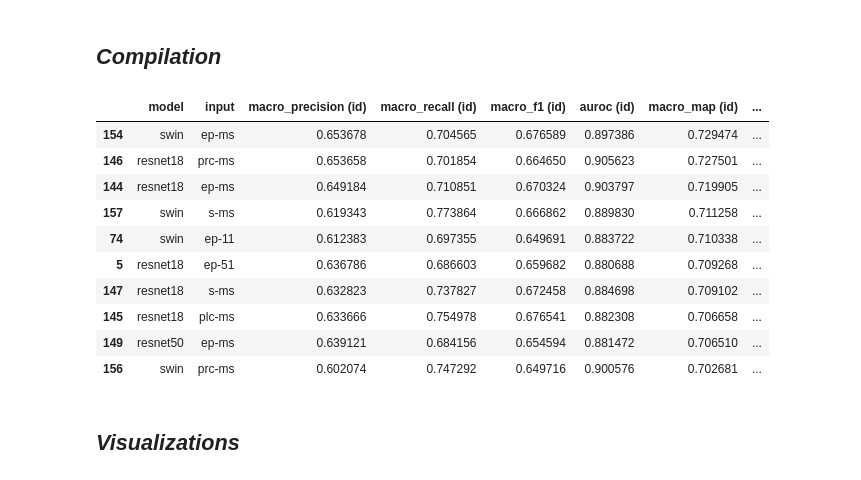
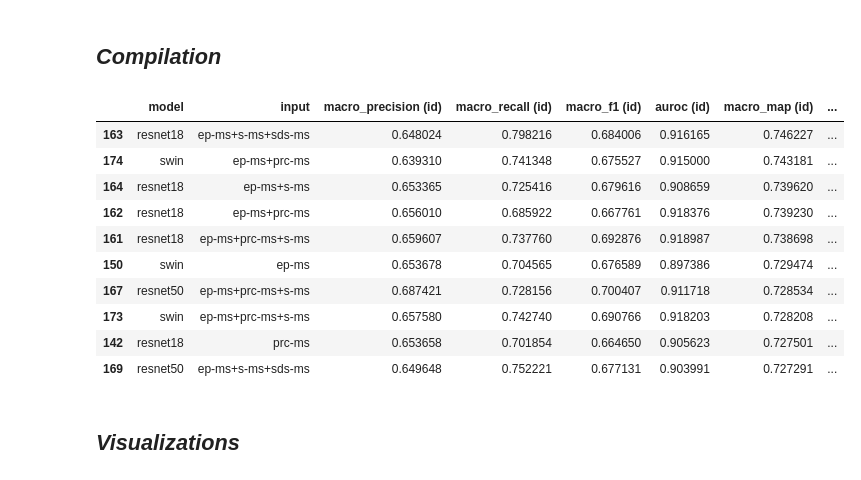
Before and after one commit to masseygeo/earthscape, a Jupyter notebook: notebooks/analysis_cls.ipynb, the cells around one changed output. Saved outputs shown, nothing was run; the diff lists cells and outputs as text; code cells hidden in the pictures.

```diff
--- a/notebooks/analysis_cls.ipynb
+++ b/notebooks/analysis_cls.ipynb
@@ -161,38 +222,40 @@ df_global.sort_values('macro_map (id)', ascending=False).head(10)
 # %%
 ##################################################
 # Compile All Global Experiments
 ##################################################
 
 # paths to single, multi-scale, & multimodal compilations...
 single_path = os.path.join(assets_dir, "single_global.csv")
 ms_path = os.path.join(assets_dir, "multiscale_global.csv")
+mm_path = os.path.join(assets_dir, "multimodal_global.csv")
 
 # output path
 output_path = os.path.join(assets_dir, 'compiled_global.csv')
 
 
 ##### compile data...
 df_list = []
 df_list.append(pd.read_csv(single_path))
 df_list.append(pd.read_csv(ms_path))
+df_list.append(pd.read_csv(mm_path))
 
-df_global = pd.concat(df_list)
-df_global.reset_index(drop=True, inplace=True)
+df = pd.concat(df_list)
+df.reset_index(drop=True, inplace=True)
 
-df_global.to_csv(output_path, index=False)
-df_global.sort_values('macro_map (id)', ascending=False).head(10)
+df.to_csv(output_path, index=False)
+df.sort_values('macro_map (id)', ascending=False).head(10)
 # %% [output]
 |  | model | input | macro_precision (id) | macro_recall (id) | macro_f1 (id) | auroc (id) | macro_map (id) | ... |
-| 154 | swin | ep-ms | 0.653678 | 0.704565 | 0.676589 | 0.897386 | 0.729474 | ... |
-| 146 | resnet18 | prc-ms | 0.653658 | 0.701854 | 0.664650 | 0.905623 | 0.727501 | ... |
-| 144 | resnet18 | ep-ms | 0.649184 | 0.710851 | 0.670324 | 0.903797 | 0.719905 | ... |
-| 157 | swin | s-ms | 0.619343 | 0.773864 | 0.666862 | 0.889830 | 0.711258 | ... |
-| 74 | swin | ep-11 | 0.612383 | 0.697355 | 0.649691 | 0.883722 | 0.710338 | ... |
-| 5 | resnet18 | ep-51 | 0.636786 | 0.686603 | 0.659682 | 0.880688 | 0.709268 | ... |
-| 147 | resnet18 | s-ms | 0.632823 | 0.737827 | 0.672458 | 0.884698 | 0.709102 | ... |
-| 145 | resnet18 | plc-ms | 0.633666 | 0.754978 | 0.676541 | 0.882308 | 0.706658 | ... |
-| 149 | resnet50 | ep-ms | 0.639121 | 0.684156 | 0.654594 | 0.881472 | 0.706510 | ... |
-| 156 | swin | prc-ms | 0.602074 | 0.747292 | 0.649716 | 0.900576 | 0.702681 | ... |
+| 163 | resnet18 | ep-ms+s-ms+sds-ms | 0.648024 | 0.798216 | 0.684006 | 0.916165 | 0.746227 | ... |
+| 174 | swin | ep-ms+prc-ms | 0.639310 | 0.741348 | 0.675527 | 0.915000 | 0.743181 | ... |
+| 164 | resnet18 | ep-ms+s-ms | 0.653365 | 0.725416 | 0.679616 | 0.908659 | 0.739620 | ... |
+| 162 | resnet18 | ep-ms+prc-ms | 0.656010 | 0.685922 | 0.667761 | 0.918376 | 0.739230 | ... |
+| 161 | resnet18 | ep-ms+prc-ms+s-ms | 0.659607 | 0.737760 | 0.692876 | 0.918987 | 0.738698 | ... |
+| 150 | swin | ep-ms | 0.653678 | 0.704565 | 0.676589 | 0.897386 | 0.729474 | ... |
+| 167 | resnet50 | ep-ms+prc-ms+s-ms | 0.687421 | 0.728156 | 0.700407 | 0.911718 | 0.728534 | ... |
+| 173 | swin | ep-ms+prc-ms+s-ms | 0.657580 | 0.742740 | 0.690766 | 0.918203 | 0.728208 | ... |
+| 142 | resnet18 | prc-ms | 0.653658 | 0.701854 | 0.664650 | 0.905623 | 0.727501 | ... |
+| 169 | resnet50 | ep-ms+s-ms+sds-ms | 0.649648 | 0.752221 | 0.677131 | 0.903991 | 0.727291 | ... |
 # %% [markdown]
 ## *Visualizations*
 # %% [markdown]
```
Also changed, not shown: parts of 16 cells of this notebook, 20 other files.
